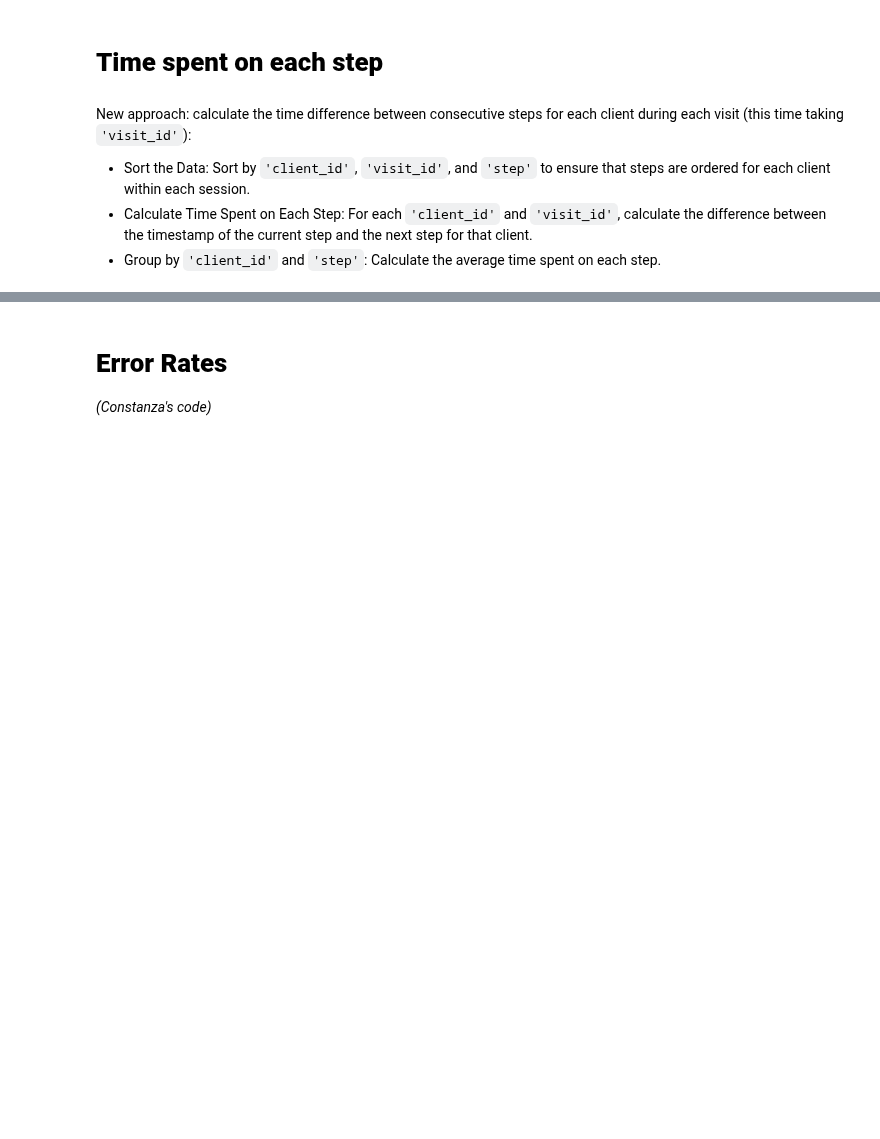
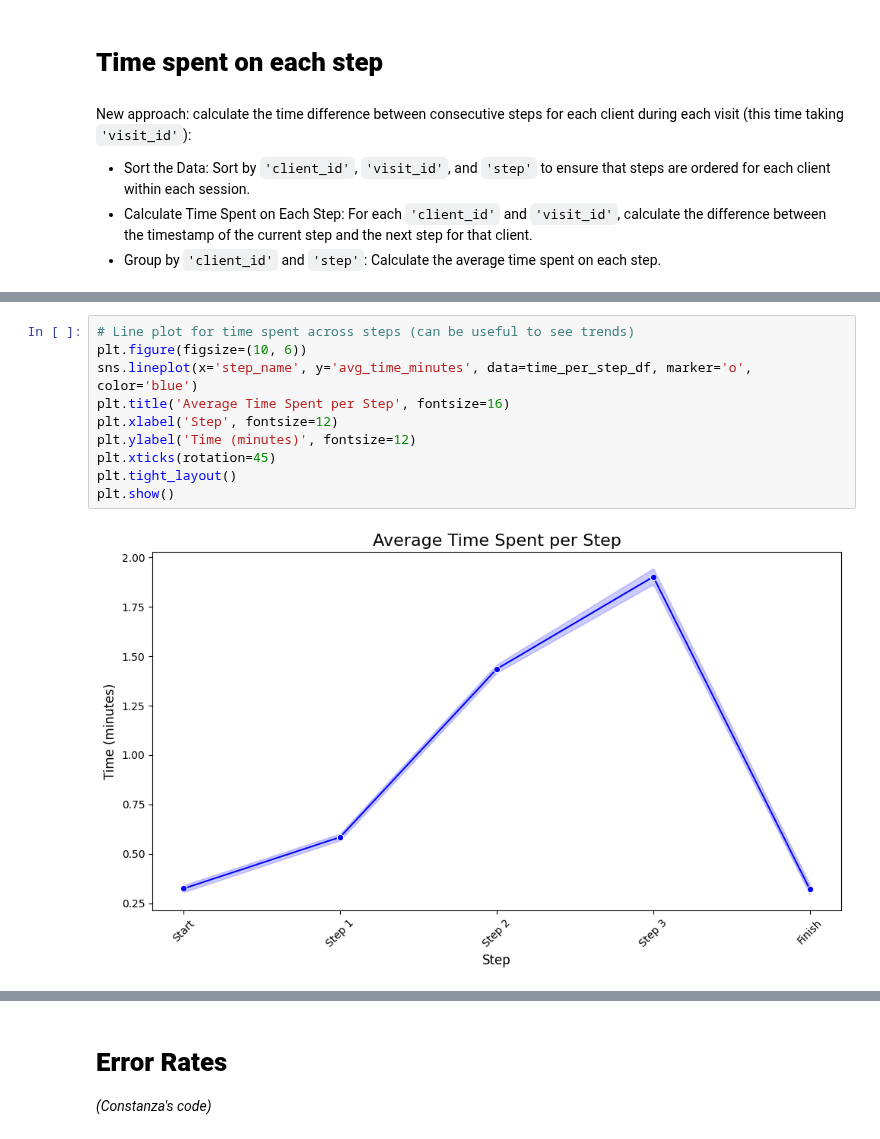
Before and after one commit to bruhu/vanguard-cx-project, a Jupyter notebook: notebooks/bru/kpi_calculations.ipynb, the cells around one changed output, grey strips where cells are left out. Drawn from its saved outputs; the diff is of its cells as text; blank space fills up the shorter version.

```diff
--- a/notebooks/bru/kpi_calculations.ipynb
+++ b/notebooks/bru/kpi_calculations.ipynb
@@ -140,0 +236,12 @@ print(time_per_step_df.head())
+# %%
+# Line plot for time spent across steps (can be useful to see trends)
+plt.figure(figsize=(10, 6))
+sns.lineplot(x='step_name', y='avg_time_minutes', data=time_per_step_df, marker='o', color='blue')
+plt.title('Average Time Spent per Step', fontsize=16)
+plt.xlabel('Step', fontsize=12)
+plt.ylabel('Time (minutes)', fontsize=12)
+plt.xticks(rotation=45)
+plt.tight_layout()
+plt.show()
+# %% [output]
+[figure, added]
```
Also changed, not shown: parts of 19 cells of this notebook.
